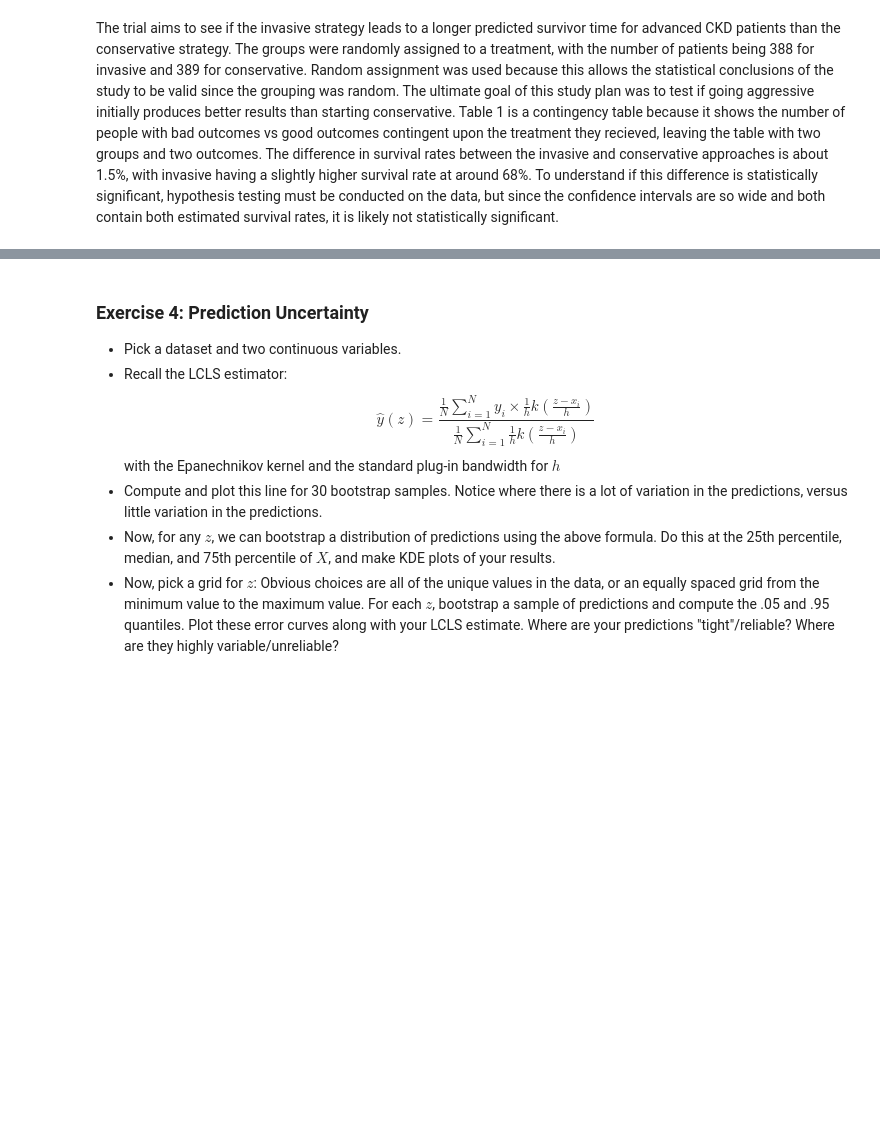
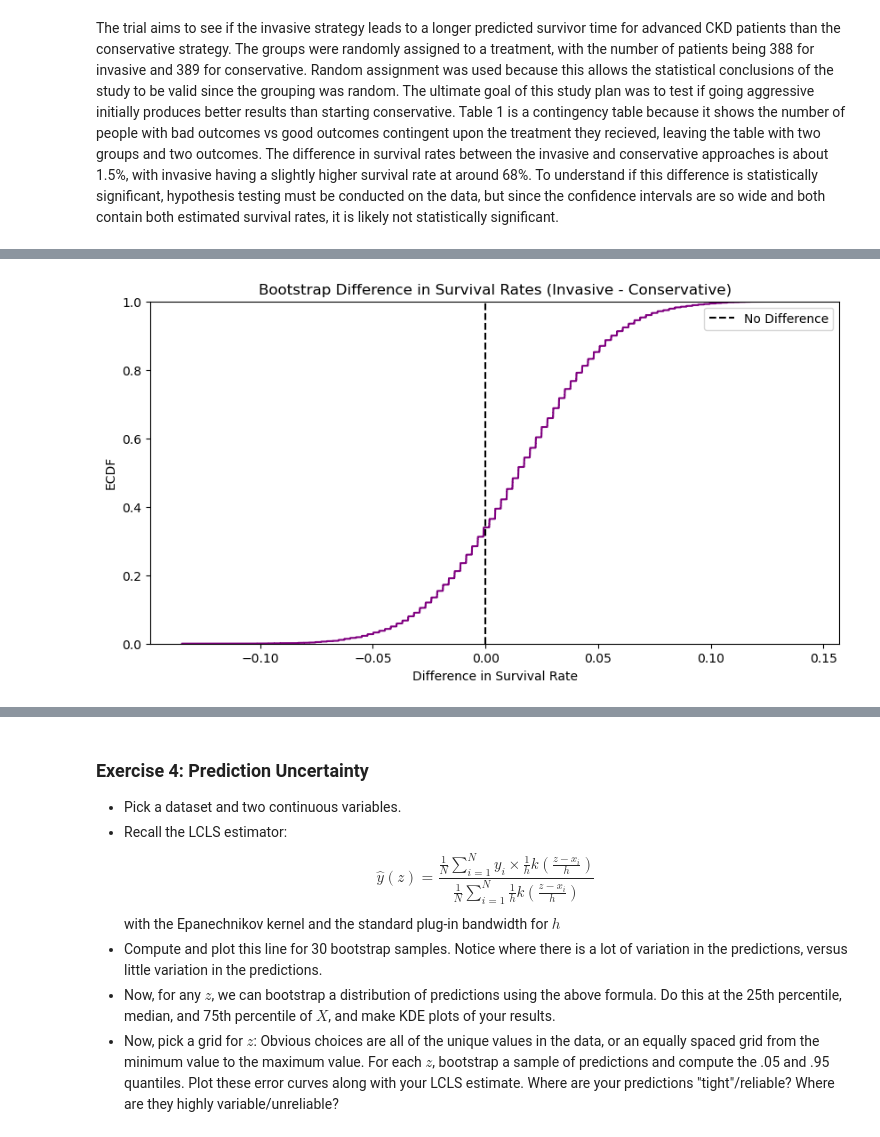
Before and after one commit to JamesSweatIII/assignment4ds5030, a Jupyter notebook: assignment_4.ipynb, the cells around one changed output, grey strips where cells are left out. Drawn from its saved outputs; the diff is of its cells as text; code cells hidden in the pictures; blank space fills up the shorter version.

```diff
--- a/assignment_4.ipynb
+++ b/assignment_4.ipynb
@@ -184,0 +212,12 @@ plt.show()
+# %%
+# ECDF Plot for difference
+plt.figure(figsize=(10,5))
+sns.ecdfplot(boot_diff, color="purple")
+plt.axvline(0, color="black", linestyle="--", label="No Difference")
+plt.title("Bootstrap Difference in Survival Rates (Invasive - Conservative)")
+plt.xlabel("Difference in Survival Rate")
+plt.ylabel("ECDF")
+plt.legend()
+plt.show()
+# %% [output]
+[figure, added]
```
Also changed, not shown: parts of 6 cells of this notebook.
